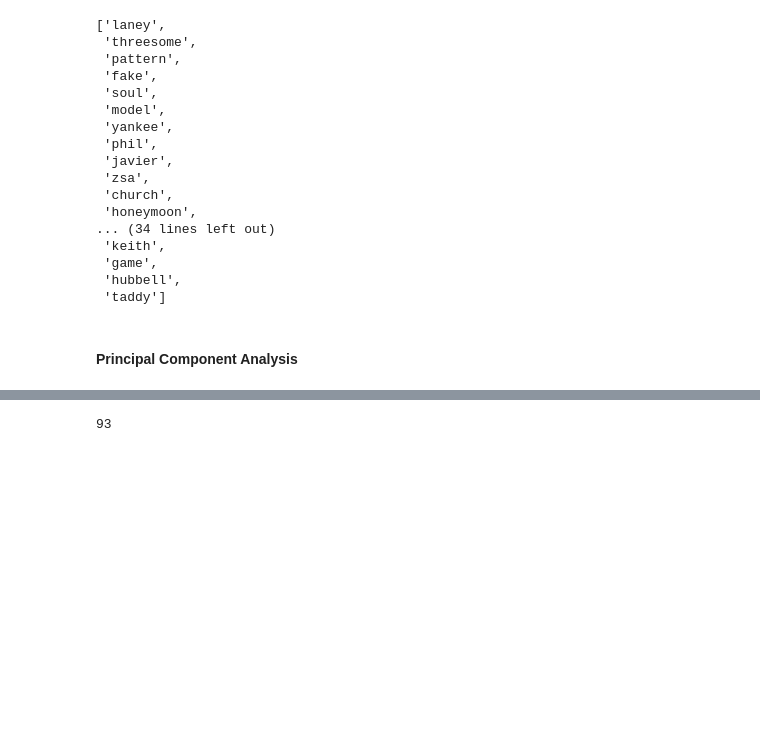
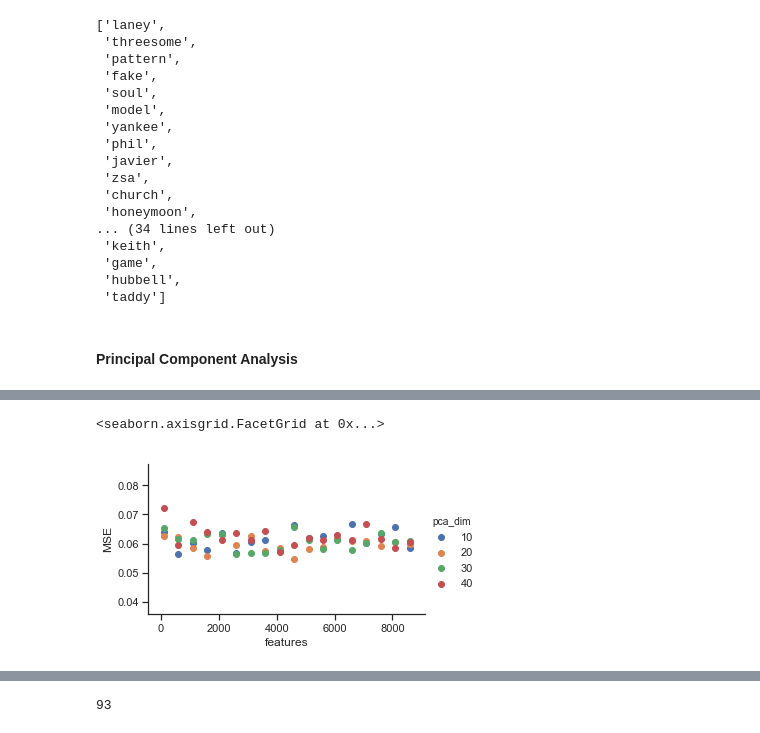
Before and after one commit to ranilovi/SATC_rating_prediction, a Jupyter notebook: text_processing_copy_saturday.ipynb, the cells around one changed output, grey strips where cells are left out. Cells and saved outputs as stored; diff of their text form; code cells hidden in the pictures; blank space fills up the shorter version.

Commit message:
aded lin reg as comparison and lin reg gridsearch

```diff
--- a/text_processing_copy_saturday.ipynb
+++ b/text_processing_copy_saturday.ipynb
@@ -413,0 +540,13 @@ pca = PCA(n_components=50)
+# %%
+#gridsearch_linreg.head()
+gridsearch_linreg= pd.read_csv("gridsearch_linreg.csv").drop(["Unnamed: 0"],axis=1)
+# %%
+seaborn.set(context="notebook",style='ticks')
+
+fg = seaborn.FacetGrid(data=gridsearch_linreg, hue='pca_dim',
+                       #hue_order=_genders,
+                       aspect=1.61)
+fg.map(pyplot.scatter, 'features', 'MSE').add_legend()
+# %% [output]
+<seaborn.axisgrid.FacetGrid at 0x...>
+[figure, added]
```
Also changed, not shown: parts of 33 cells of this notebook, 1 other file.
